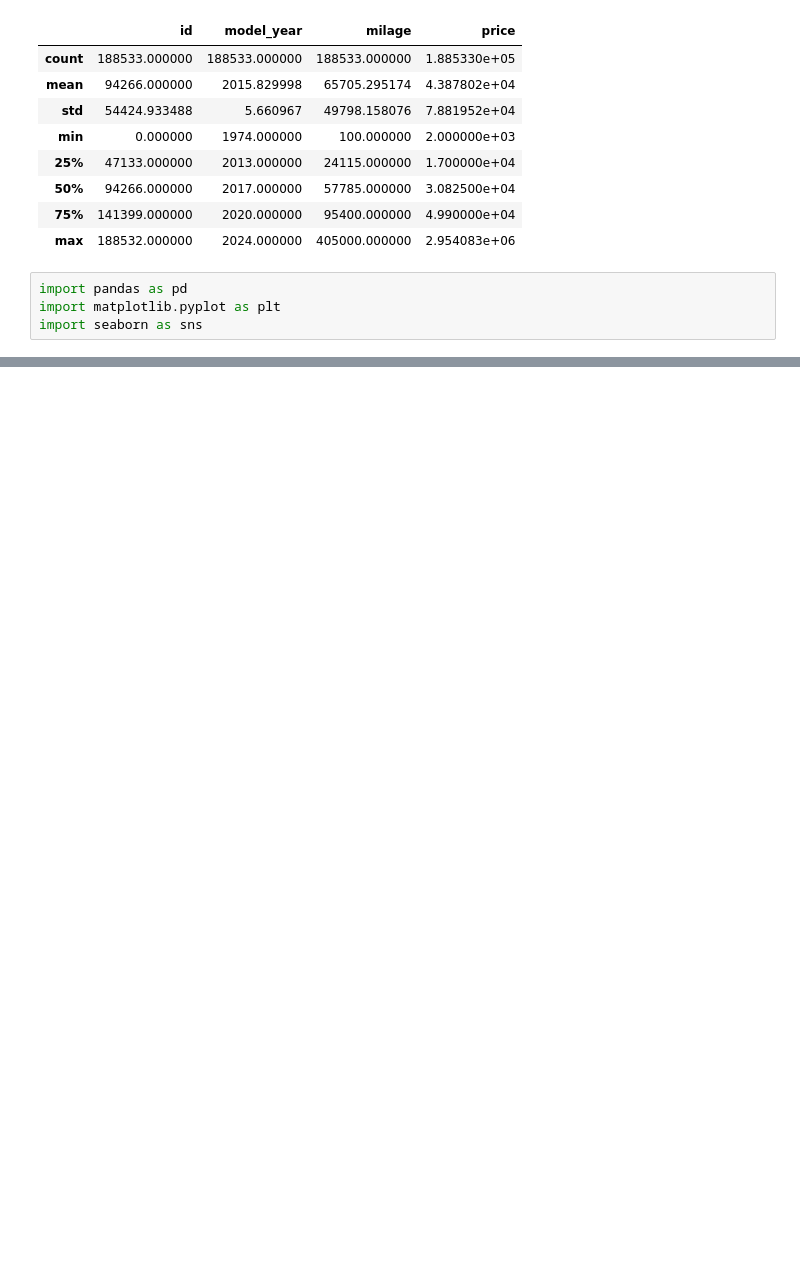
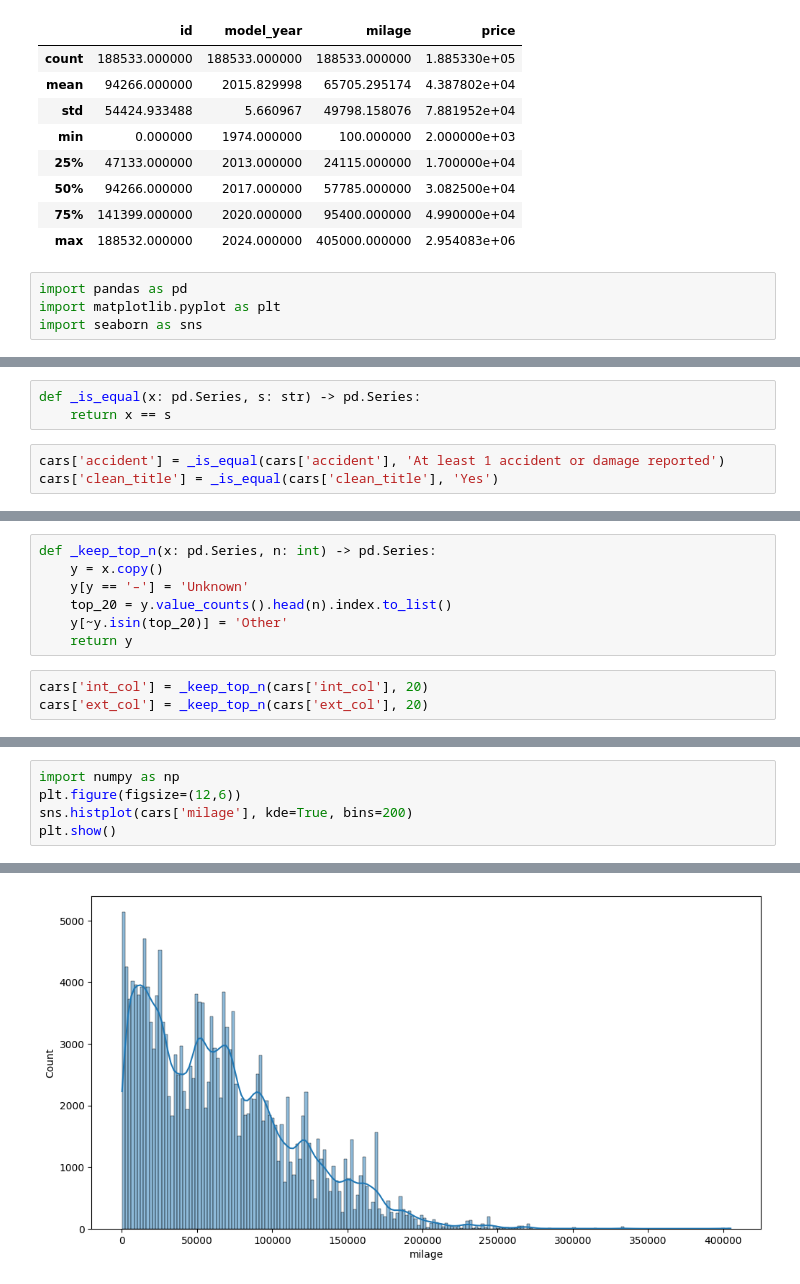
Before and after one commit to zishan044/car_price_prediction, a Jupyter notebook: notebooks/initial_exploration.ipynb, the cells around one changed output, grey strips where cells are left out. Saved outputs shown, nothing was run; the diff lists cells and outputs as text; blank space fills up the shorter version.

Commit message:
completed data cleaning and feature extraction

```diff
--- a/notebooks/initial_exploration.ipynb
+++ b/notebooks/initial_exploration.ipynb
@@ -112,0 +120,6 @@ sns.scatterplot(data=cars,x='milage', y='price', hue='brand')
+# %%
+def _is_equal(x: pd.Series, s: str) -> pd.Series:
+    return x == s
+# %%
+cars['accident'] = _is_equal(cars['accident'], 'At least 1 accident or damage reported')
+cars['clean_title'] = _is_equal(cars['clean_title'], 'Yes')
@@ -112,0 +206,10 @@ sns.scatterplot(data=cars,x='milage', y='price', hue='brand')
+# %%
+def _keep_top_n(x: pd.Series, n: int) -> pd.Series:
+    y = x.copy()
+    y[y == '–'] = 'Unknown'
+    top_20 = y.value_counts().head(n).index.to_list()
+    y[~y.isin(top_20)] = 'Other'
+    return y
+# %%
+cars['int_col'] = _keep_top_n(cars['int_col'], 20)
+cars['ext_col'] = _keep_top_n(cars['ext_col'], 20)
@@ -112,0 +251,6 @@ sns.scatterplot(data=cars,x='milage', y='price', hue='brand')
+# %%
+import numpy as np
+plt.figure(figsize=(12,6))
+sns.histplot(cars['milage'], kde=True, bins=200)
+plt.show()
+# %% [output]
@@ -112,0 +258 @@ sns.scatterplot(data=cars,x='milage', y='price', hue='brand')
+[figure, added]
```
Also changed, not shown: parts of 51 cells of this notebook, 1 other file.
